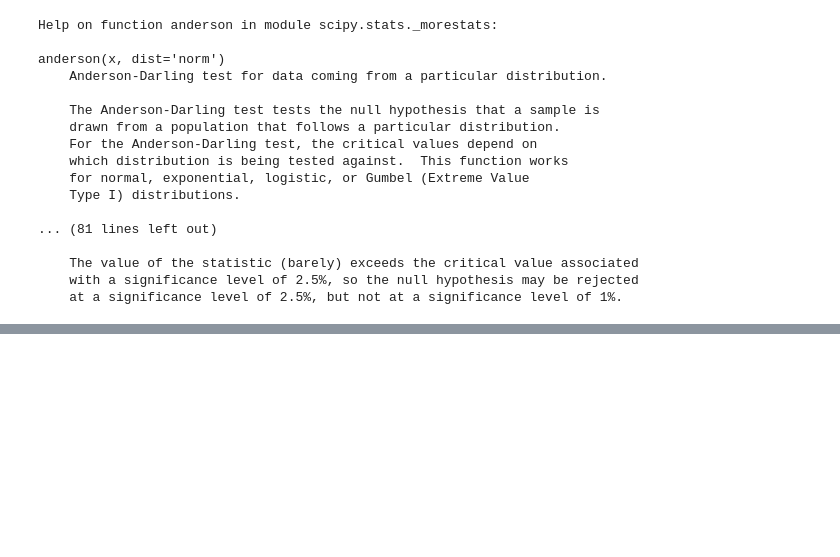
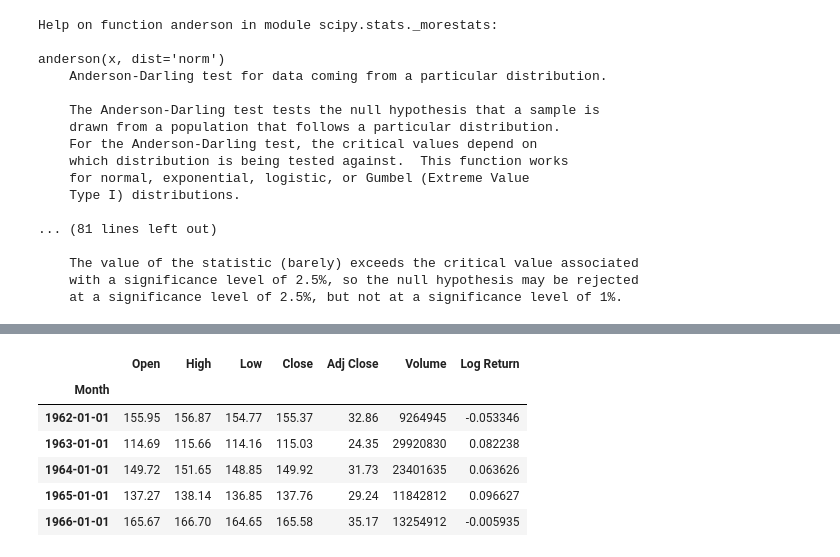
Before and after one commit to leoouyang781/Test-Repository, a Jupyter notebook: Python-For-Finance-2nd-Edition/Chapter 8.ipynb, the cells around one changed output, grey strips where cells are left out. Saved outputs shown, nothing was run; the diff lists cells and outputs as text; code cells hidden in the pictures; blank space fills up the shorter version.

```diff
--- a/Python-For-Finance-2nd-Edition/Chapter 8.ipynb
+++ b/Python-For-Finance-2nd-Edition/Chapter 8.ipynb
@@ -554,0 +721,12 @@ anderson(x, dist='norm')
+# %%
+ret_Jan=retM[retM.index.month==1]
+ret_others=retM[retM.index.month!=1]
+ret_Jan.head()
+# %% [output]
+|  | Open | High | Low | Close | Adj Close | Volume | Log Return |
+| Month |  |  |  |  |  |  |  |
+| 1962-01-01 | 155.95 | 156.87 | 154.77 | 155.37 | 32.86 | 9264945 | -0.053346 |
+| 1963-01-01 | 114.69 | 115.66 | 114.16 | 115.03 | 24.35 | 29920830 | 0.082238 |
+| 1964-01-01 | 149.72 | 151.65 | 148.85 | 149.92 | 31.73 | 23401635 | 0.063626 |
+| 1965-01-01 | 137.27 | 138.14 | 136.85 | 137.76 | 29.24 | 11842812 | 0.096627 |
+| 1966-01-01 | 165.67 | 166.70 | 164.65 | 165.58 | 35.17 | 13254912 | -0.005935 |
```
Also changed, not shown: parts of 27 cells of this notebook.
